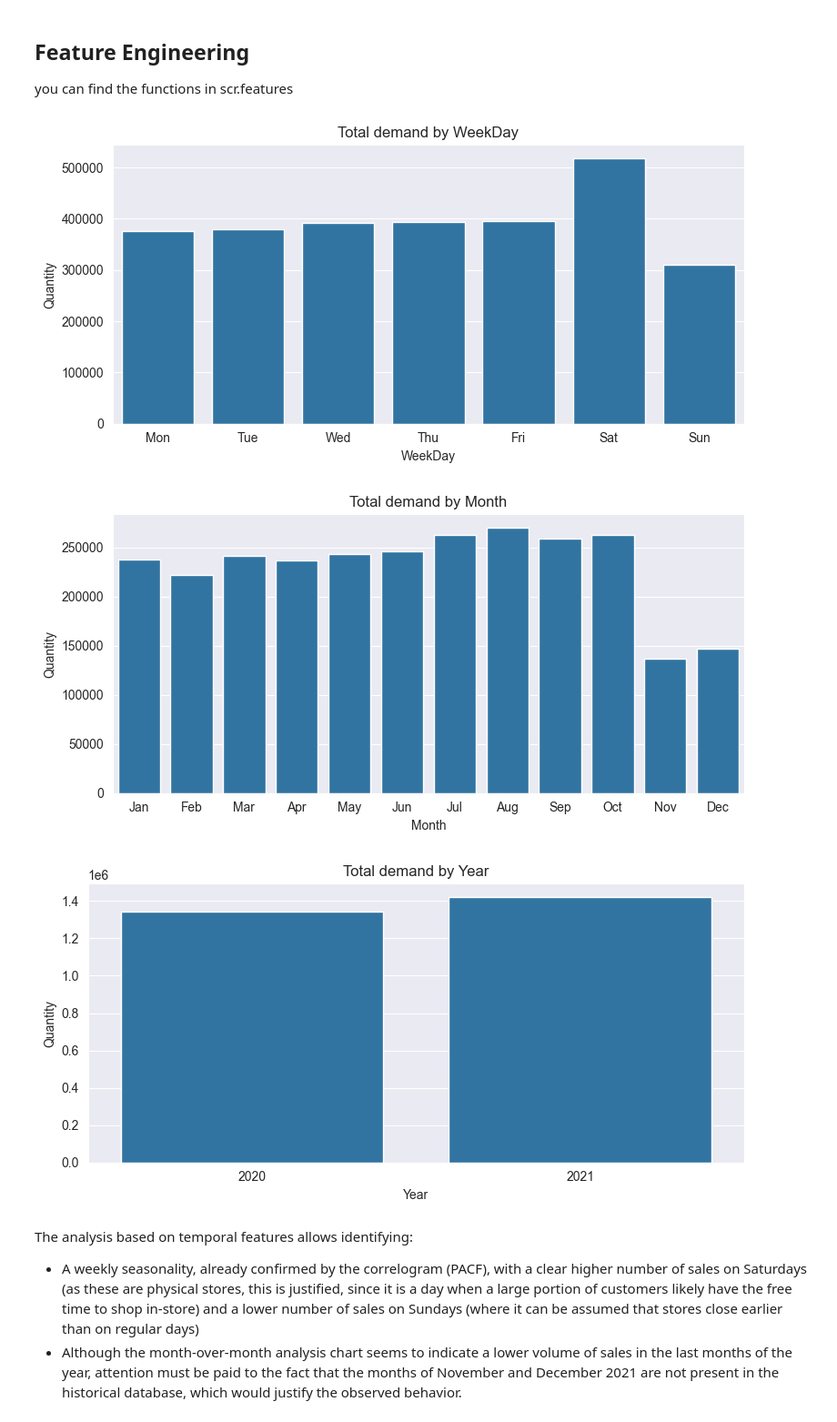
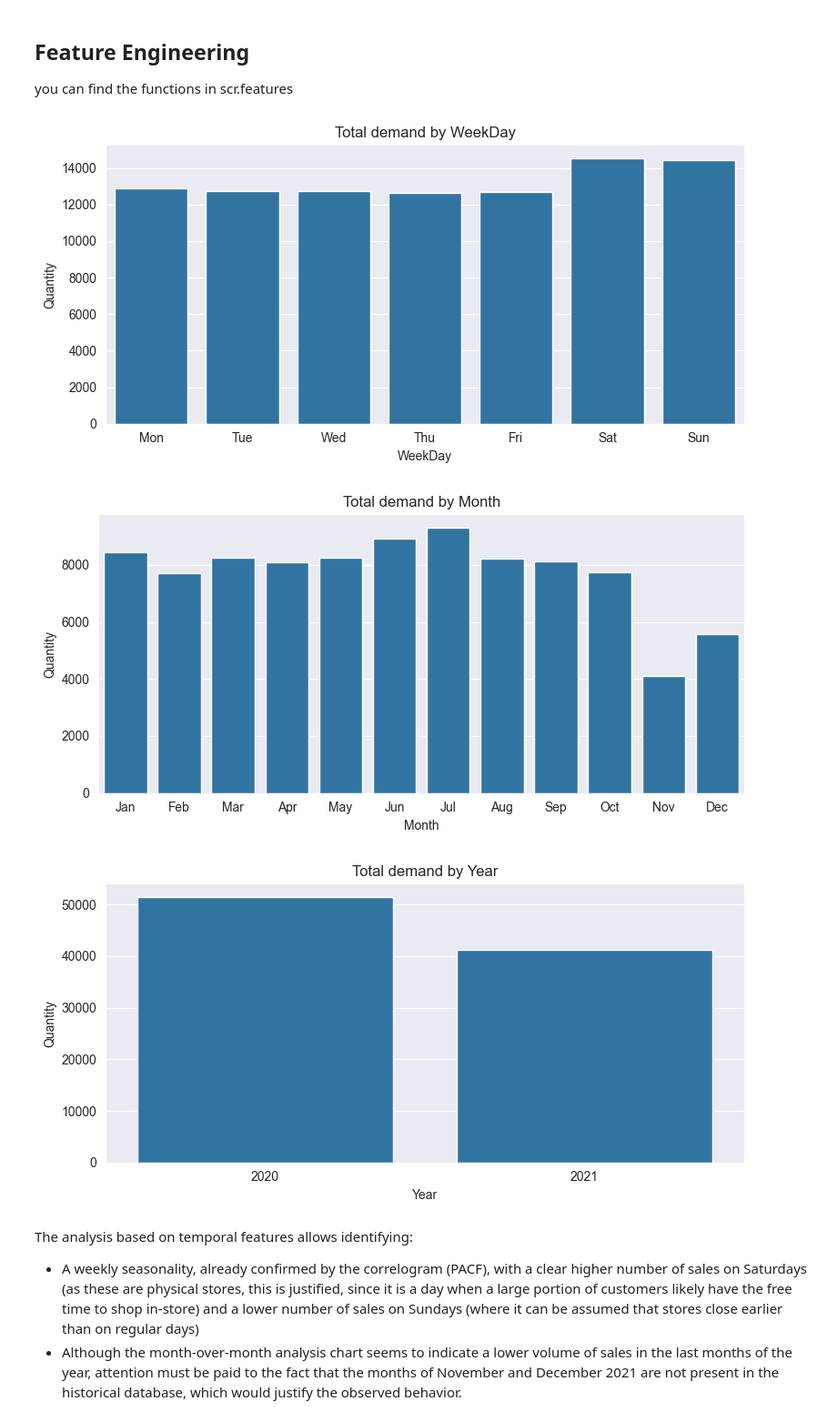
Before and after one commit to Joa1Camargo/online-petshop-data-analysis, a Jupyter notebook: notebooks/PharmaSaude.ipynb, the cells around one changed output. Shown at 91% size. Drawn from its saved outputs; the diff is of its cells as text; code cells hidden in the pictures.

```diff
--- a/notebooks/PharmaSaude.ipynb
+++ b/notebooks/PharmaSaude.ipynb
@@ -309,6 +320,6 @@ fig.write_image(output_dir / "hist_adult_sales.png")
 #
 # %%
-branches = sorted(adult_sale["BRANCH"].dropna().astype(str).unique())
+branches = sorted(dog_sale["BRANCH"].dropna().astype(str).unique())
 n_branches = len(branches)
 n_cols = 4
 n_rows = max(1, int(np.ceil(n_branches / n_cols)))
@@ -318,7 +329,7 @@ axes = axes.flatten()
 
 for ax, branch in zip(axes, branches):
     sales_df_plot = (
-        adult_sale.loc[adult_sale["BRANCH"].astype(str) == branch, ["SALE_DATE", "QUANTITY"]]
+        dog_sale.loc[dog_sale["BRANCH"].astype(str) == branch, ["SALE_DATE", "QUANTITY"]]
         .groupby("SALE_DATE")
         .sum()
         .sort_index()
@@ -334,8 +345,8 @@ for ax, branch in zip(axes, branches):
 for ax in axes[n_branches:]:
     ax.axis("off")
 
-fig.suptitle("Adult Sales by Branch", y=1.02)
+fig.suptitle("dog Sales by Branch", y=1.02)
 fig.tight_layout()
-fig.savefig(output_dir / "adult_sales_by_branch.png", dpi=300, bbox_inches="tight")
+fig.savefig(output_dir / "dog_sales_by_branch.png", dpi=300, bbox_inches="tight")
 plt.show()
 # %% [output]
@@ -373,12 +384,12 @@ plot_periodogram(hist_adult.QUANTITY)
 # %% [markdown]
 **Periodogram:** shows how much "energy" (variance) each frequency contributes to the time series. It is like decomposing the series into waves and seeing which ones have the most strength. We can see a strong annual recurrence, bi-weekly (lag 14 of the PACF), weekly (lag 7 of the PACF), and the strongest recurrence is semi-weekly (every 3 or 4 days).
 # %%
-hist_adult.index = pd.to_datetime(hist_adult.index)
-hist_adult= hist_adult[['QUANTITY']].asfreq('D')
-hist_adult.fillna(0, inplace=True)
+hist_dog.index = pd.to_datetime(hist_dog.index)
+hist_dog= hist_dog[['QUANTITY']].asfreq('D')
+hist_dog.fillna(0, inplace=True)
 # %%
-hist_adult.fillna(0, inplace = True)
-decomposition = seasonal_decompose(hist_adult.QUANTITY)
+hist_dog.fillna(0, inplace = True)
+decomposition = seasonal_decompose(hist_dog.QUANTITY)
 # define os componentes
 trend = decomposition.trend
 seasonal = decomposition.seasonal
@@ -386,7 +397,7 @@ residual = decomposition.resid
 
 fig, axes = plt.subplots(4, 1, figsize=(10, 7))
 
-axes[0].plot(hist_adult.QUANTITY)
+axes[0].plot(hist_dog.QUANTITY)
 axes[0].set_title("Original")
 
 axes[1].plot(trend)
@@ -399,7 +410,7 @@ axes[3].plot(residual)
 axes[3].set_title("Residual")
 
 fig.tight_layout()
-fig.savefig(output_dir / "seasonal_decomposition_adults.png",
+fig.savefig(output_dir / "seasonal_decomposition_dogs.png",
             dpi=300, bbox_inches="tight")
 plt.show()
 # %% [output]
@@ -411,30 +422,30 @@ you can find the functions in scr.features
 # %%
 from src.features import add_calendar_features
 
-hist_adult_temp = add_calendar_features(hist_adult)
+hist_dog_temp = add_calendar_features(hist_dog)
 # %%
 labels = {
     "WeekDay": ["Mon", "Tue", "Wed", "Thu", "Fri", "Sat", "Sun"],
     "Month": ["Jan", "Feb", "Mar", "Apr", "May", "Jun", "Jul", "Aug", "Sep", "Oct", "Nov", "Dec"],
     "Year": None,
 }
 
 for col in ["WeekDay", "Month", "Year"]:
-    sales_df = hist_adult_temp[[col, 'QUANTITY']].groupby(col).sum()
+    sales_df = hist_dog_temp[[col, 'QUANTITY']].groupby(col).sum()
     fig, ax = plt.subplots(figsize=(8, 4))
     sns.barplot(x=sales_df.index, y=sales_df['QUANTITY'].values, ax=ax)
     if labels[col]:
         ax.set_xticklabels(labels[col])
     ax.set_title(f'Total demand by {col}')
     ax.set_xlabel(col)
     ax.set_ylabel('Quantity')
     fig.tight_layout()
-    fig.savefig(output_dir / f"demand_{col}_adults.png", dpi=300, bbox_inches="tight")
+    fig.savefig(output_dir / f"demand_{col}_dogs.png", dpi=300, bbox_inches="tight")
     plt.show()
 # %% [output]
-[figure, old version]
+[figure, new version]
-[figure, old version]
+[figure, new version]
-[figure, old version]
+[figure, new version]
 # %% [markdown]
 The analysis based on temporal features allows identifying:
 
```
Also changed, not shown: parts of 38 cells of this notebook, 21 other files.
